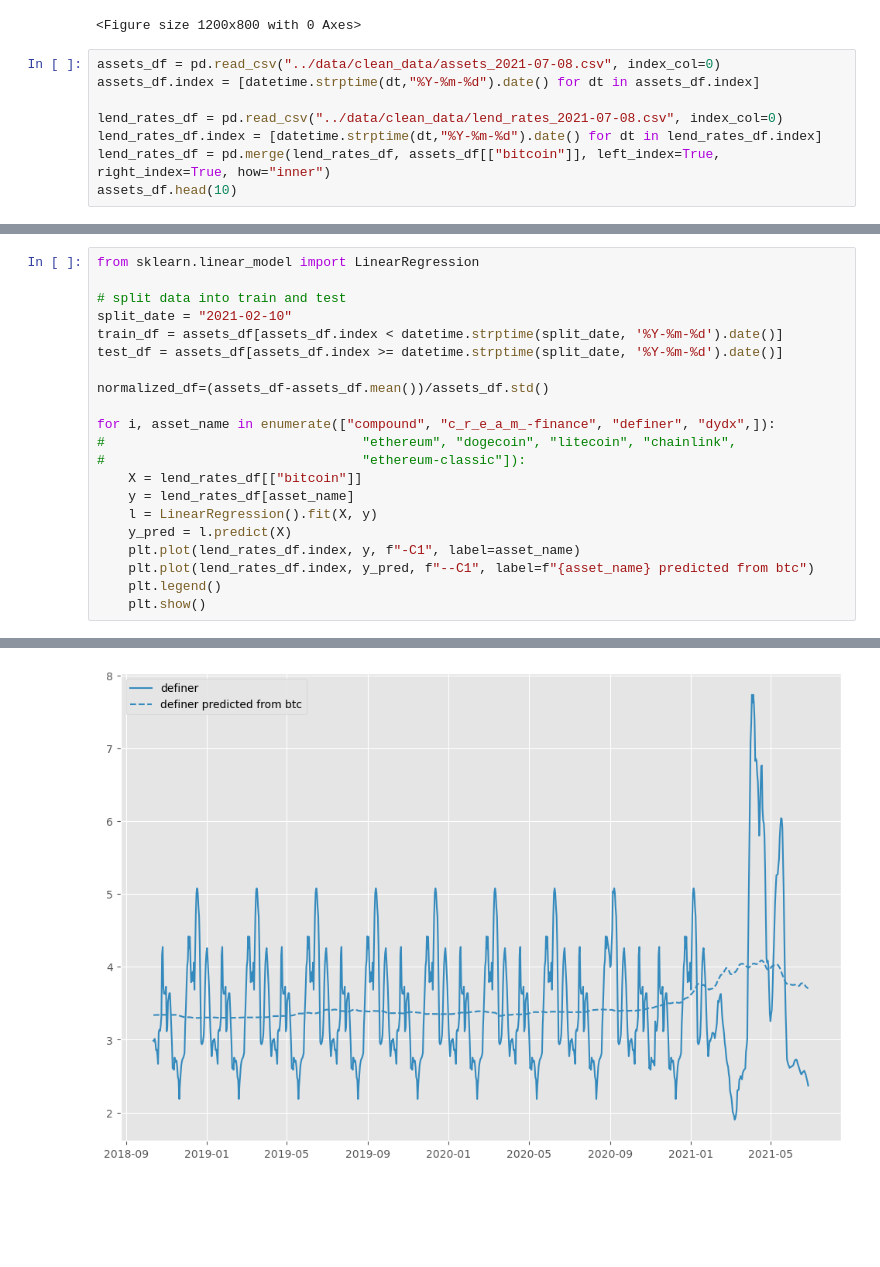
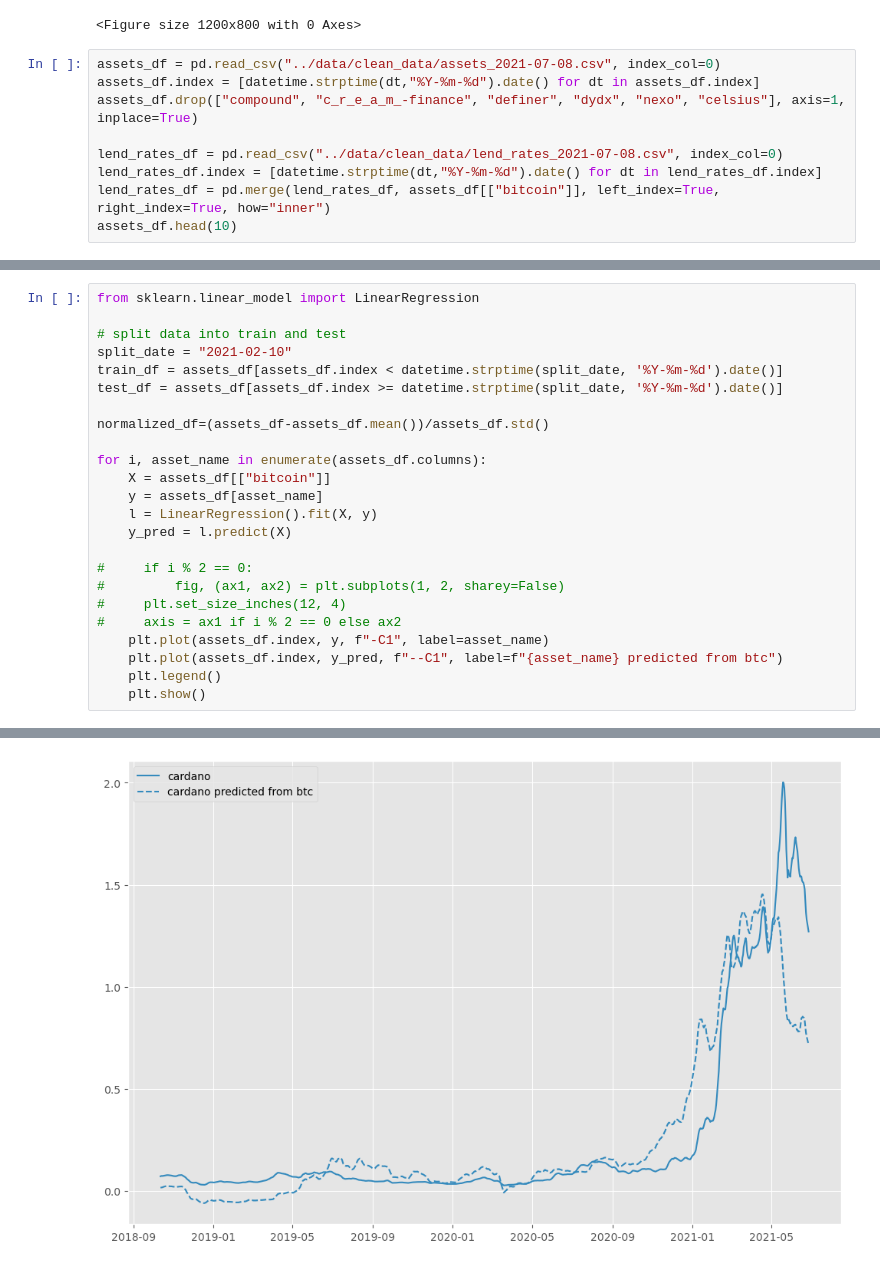
Before and after one commit to AffineLabs/contracts, a Jupyter notebook: notebook/adib/asset_correlation_analysis.ipynb, the cells around one changed output, grey strips where cells are left out. Drawn from its saved outputs; the diff is of its cells as text; blank space fills up the shorter version.

```diff
--- a/notebook/adib/asset_correlation_analysis.ipynb
+++ b/notebook/adib/asset_correlation_analysis.ipynb
@@ -21,6 +21,7 @@ plt.rcParams['figure.dpi'] = 100
 # %%
 assets_df = pd.read_csv("../data/clean_data/assets_2021-07-08.csv", index_col=0)
 assets_df.index = [datetime.strptime(dt,"%Y-%m-%d").date() for dt in assets_df.index]
+assets_df.drop(["compound", "c_r_e_a_m_-finance", "definer", "dydx", "nexo", "celsius"], axis=1, inplace=True)
 
 lend_rates_df = pd.read_csv("../data/clean_data/lend_rates_2021-07-08.csv", index_col=0)
 lend_rates_df.index = [datetime.strptime(dt,"%Y-%m-%d").date() for dt in lend_rates_df.index]
@@ -48,15 +49,18 @@ test_df = assets_df[assets_df.index >= datetime.strptime(split_date, '%Y-%m-%d')
 
 normalized_df=(assets_df-assets_df.mean())/assets_df.std()
 
-for i, asset_name in enumerate(["compound", "c_r_e_a_m_-finance", "definer", "dydx",]):
-#                                 "ethereum", "dogecoin", "litecoin", "chainlink",
-#                                 "ethereum-classic"]):
-    X = lend_rates_df[["bitcoin"]]
-    y = lend_rates_df[asset_name]
+for i, asset_name in enumerate(assets_df.columns):
+    X = assets_df[["bitcoin"]]
+    y = assets_df[asset_name]
     l = LinearRegression().fit(X, y)
     y_pred = l.predict(X)
-    plt.plot(lend_rates_df.index, y, f"-C1", label=asset_name)
-    plt.plot(lend_rates_df.index, y_pred, f"--C1", label=f"{asset_name} predicted from btc")
+
+#     if i % 2 == 0:
+#         fig, (ax1, ax2) = plt.subplots(1, 2, sharey=False)
+#     plt.set_size_inches(12, 4)
+#     axis = ax1 if i % 2 == 0 else ax2
+    plt.plot(assets_df.index, y, f"-C1", label=asset_name)
+    plt.plot(assets_df.index, y_pred, f"--C1", label=f"{asset_name} predicted from btc")
     plt.legend()
     plt.show()
 # %% [output]
@@ -65 +69 @@ for i, asset_name in enumerate(["compound", "c_r_e_a_m_-finance", "definer", "dy
-[figure, old version]
+[figure, new version]
```
Also changed, not shown: parts of 1 cell of this notebook, 4 other files.
